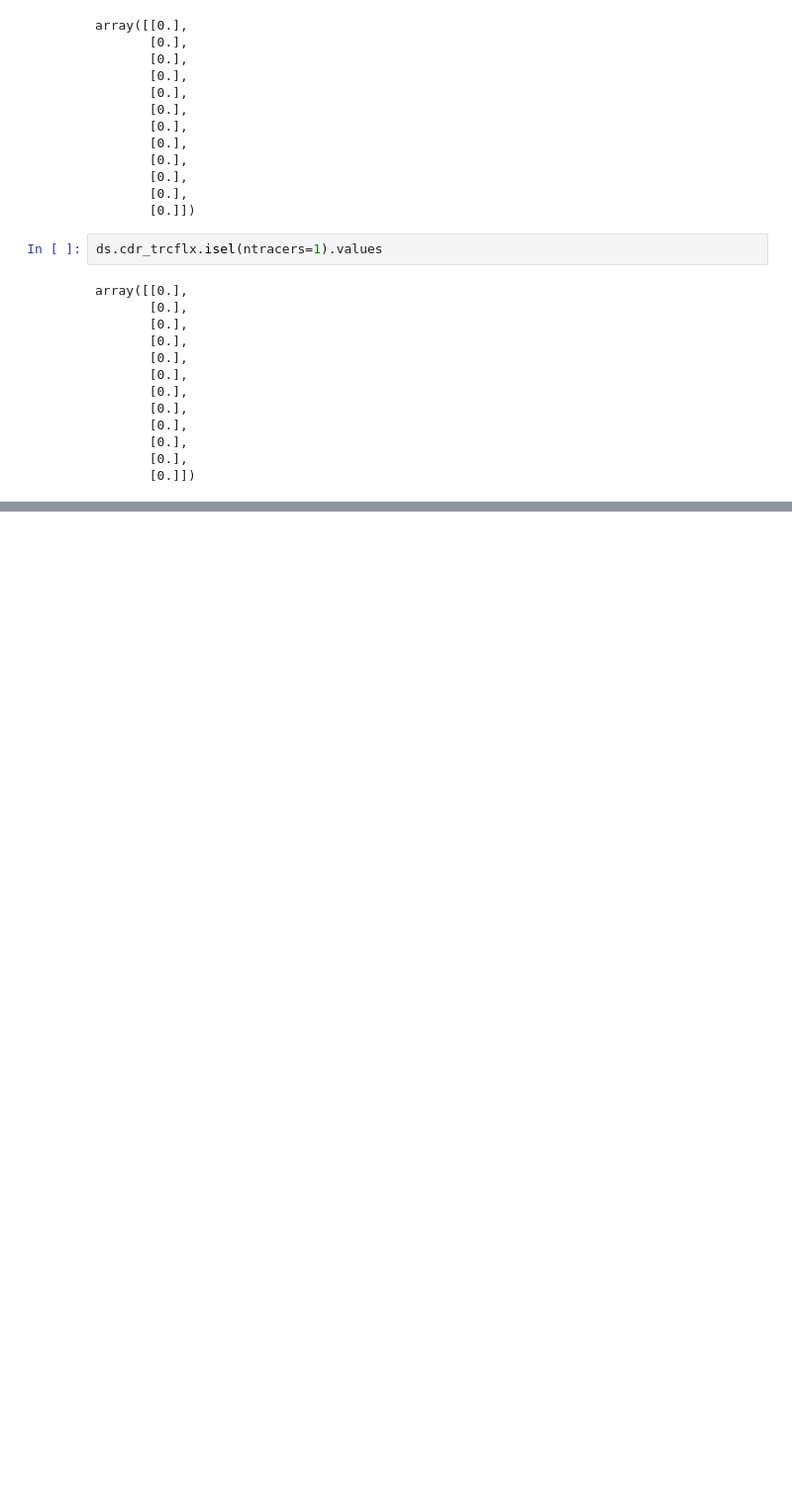
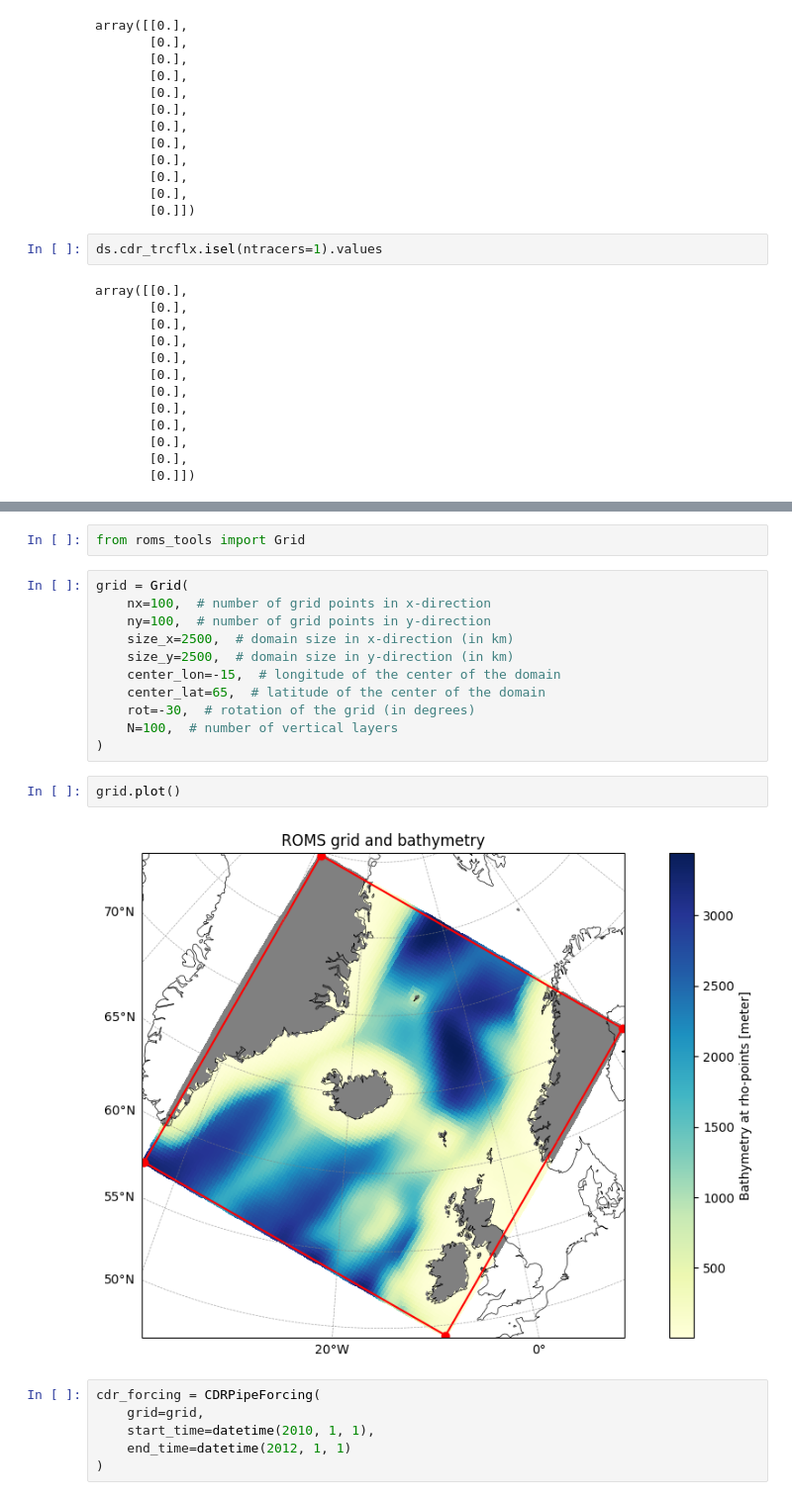
Before and after one commit to NoraLoose/roms-tools-notebooks, a Jupyter notebook: CDR_Forcing.ipynb, the cells around one changed output, grey strips where cells are left out. Shown: that part at 99% size. Drawn from its saved outputs; the diff is of its cells as text; blank space fills up the shorter version.

Commit message:
Progress on CDR Forcing

```diff
--- a/CDR_Forcing.ipynb
+++ b/CDR_Forcing.ipynb
@@ -283,0 +275,23 @@ class CDRForcing:
+# %%
+from roms_tools import Grid
+# %%
+grid = Grid(
+    nx=100,  # number of grid points in x-direction
+    ny=100,  # number of grid points in y-direction
+    size_x=2500,  # domain size in x-direction (in km)
+    size_y=2500,  # domain size in y-direction (in km)
+    center_lon=-15,  # longitude of the center of the domain
+    center_lat=65,  # latitude of the center of the domain
+    rot=-30,  # rotation of the grid (in degrees)
+    N=100,  # number of vertical layers
+)
+# %%
+grid.plot()
+# %% [output]
+[figure, added]
+# %%
+cdr_forcing = CDRPipeForcing(
+    grid=grid,
+    start_time=datetime(2010, 1, 1),
+    end_time=datetime(2012, 1, 1)
+)
```
Also changed, not shown: parts of 9 cells of this notebook.
